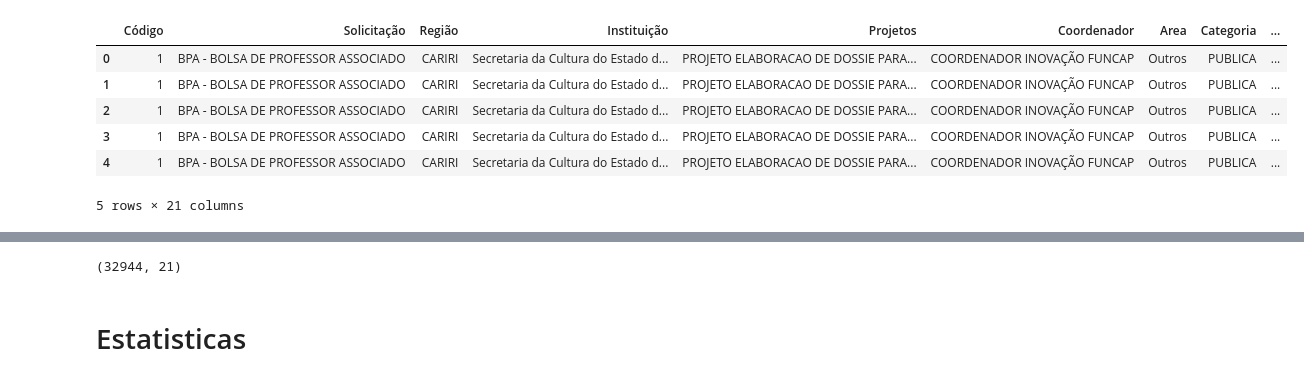
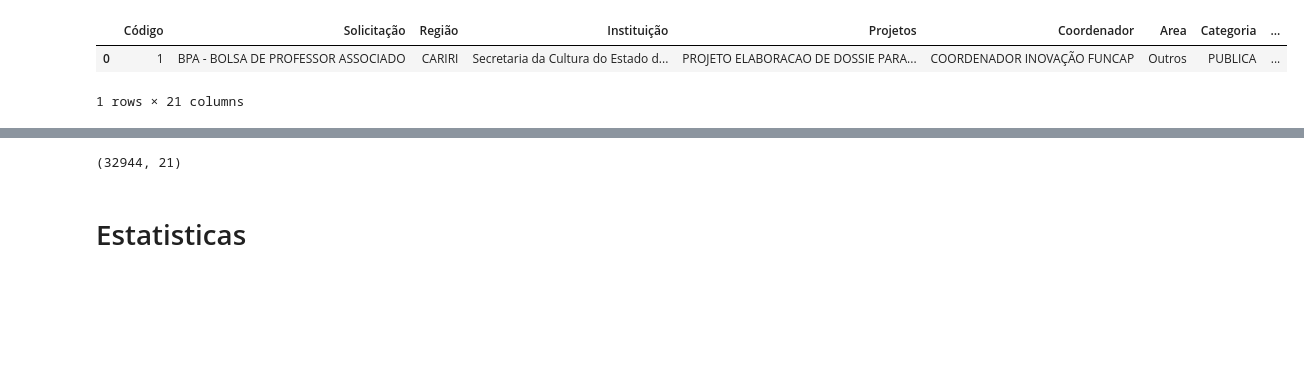
Before and after one commit to regislfreire/regislfreire, a Jupyter notebook: projeto01/exercicio_pandas.ipynb, the cells around one changed output, grey strips where cells are left out. Drawn from its saved outputs; the diff is of its cells as text; code cells hidden in the pictures; blank space fills up the shorter version.

```diff
--- a/projeto01/exercicio_pandas.ipynb
+++ b/projeto01/exercicio_pandas.ipynb
@@ -5,12 +5,8 @@ import pandas as pd
 dados=pd.read_excel("PAGAMENTOS.xlsx")
 # %%
 # exibindo as primeiras linhas
-dados.head()
+dados.head(1)
 # %% [output]
 |  | Código | Solicitação | Região | Instituição | Projetos | Coordenador | Area | Categoria | ... |
 | 0 | 1 | BPA - BOLSA DE PROFESSOR ASSOCIADO | CARIRI | Secretaria da Cultura do Estado d... | PROJETO ELABORACAO DE DOSSIE PARA... | COORDENADOR INOVAÇÃO FUNCAP | Outros | PUBLICA | ... |
-| 1 | 1 | BPA - BOLSA DE PROFESSOR ASSOCIADO | CARIRI | Secretaria da Cultura do Estado d... | PROJETO ELABORACAO DE DOSSIE PARA... | COORDENADOR INOVAÇÃO FUNCAP | Outros | PUBLICA | ... |
-| 2 | 1 | BPA - BOLSA DE PROFESSOR ASSOCIADO | CARIRI | Secretaria da Cultura do Estado d... | PROJETO ELABORACAO DE DOSSIE PARA... | COORDENADOR INOVAÇÃO FUNCAP | Outros | PUBLICA | ... |
-| 3 | 1 | BPA - BOLSA DE PROFESSOR ASSOCIADO | CARIRI | Secretaria da Cultura do Estado d... | PROJETO ELABORACAO DE DOSSIE PARA... | COORDENADOR INOVAÇÃO FUNCAP | Outros | PUBLICA | ... |
-| 4 | 1 | BPA - BOLSA DE PROFESSOR ASSOCIADO | CARIRI | Secretaria da Cultura do Estado d... | PROJETO ELABORACAO DE DOSSIE PARA... | COORDENADOR INOVAÇÃO FUNCAP | Outros | PUBLICA | ... |
-5 rows × 21 columns
+1 rows × 21 columns
```
Also changed, not shown: parts of 17 cells of this notebook.
